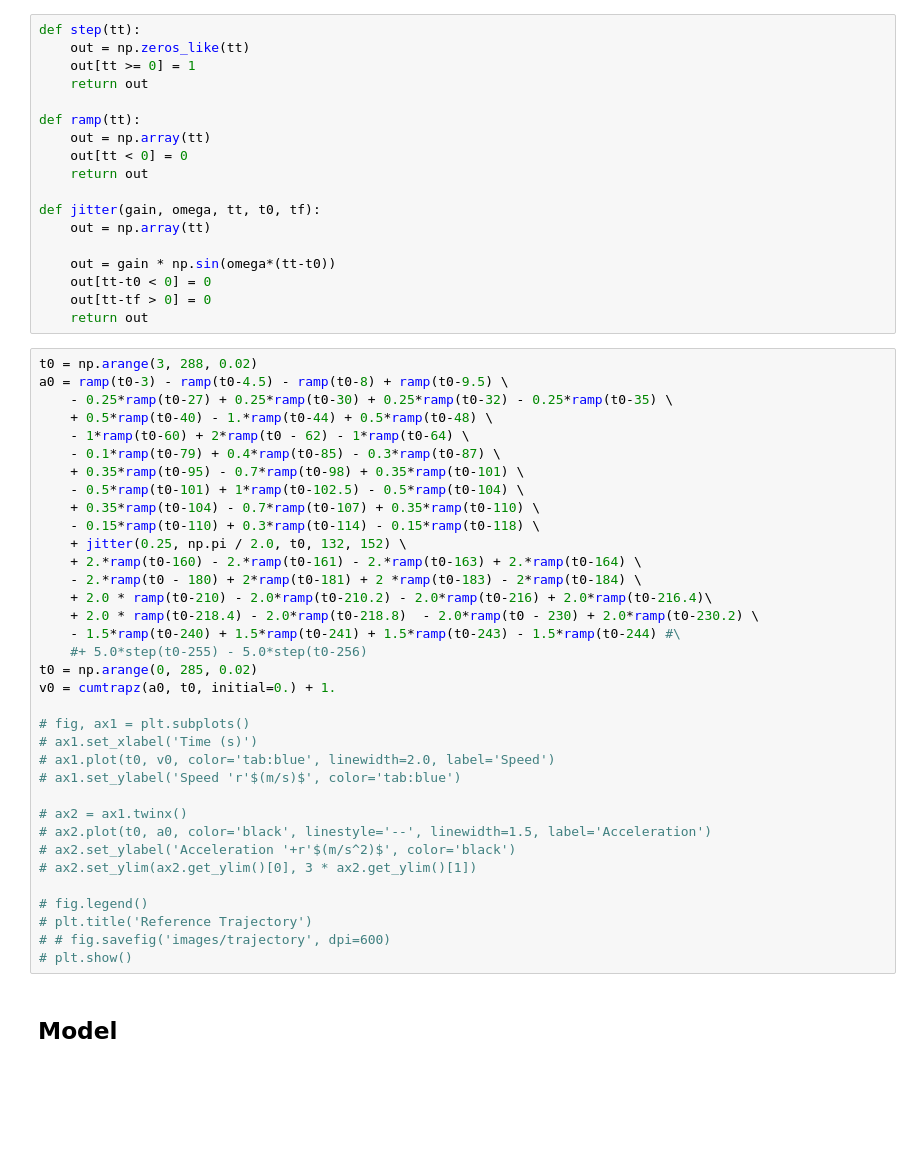
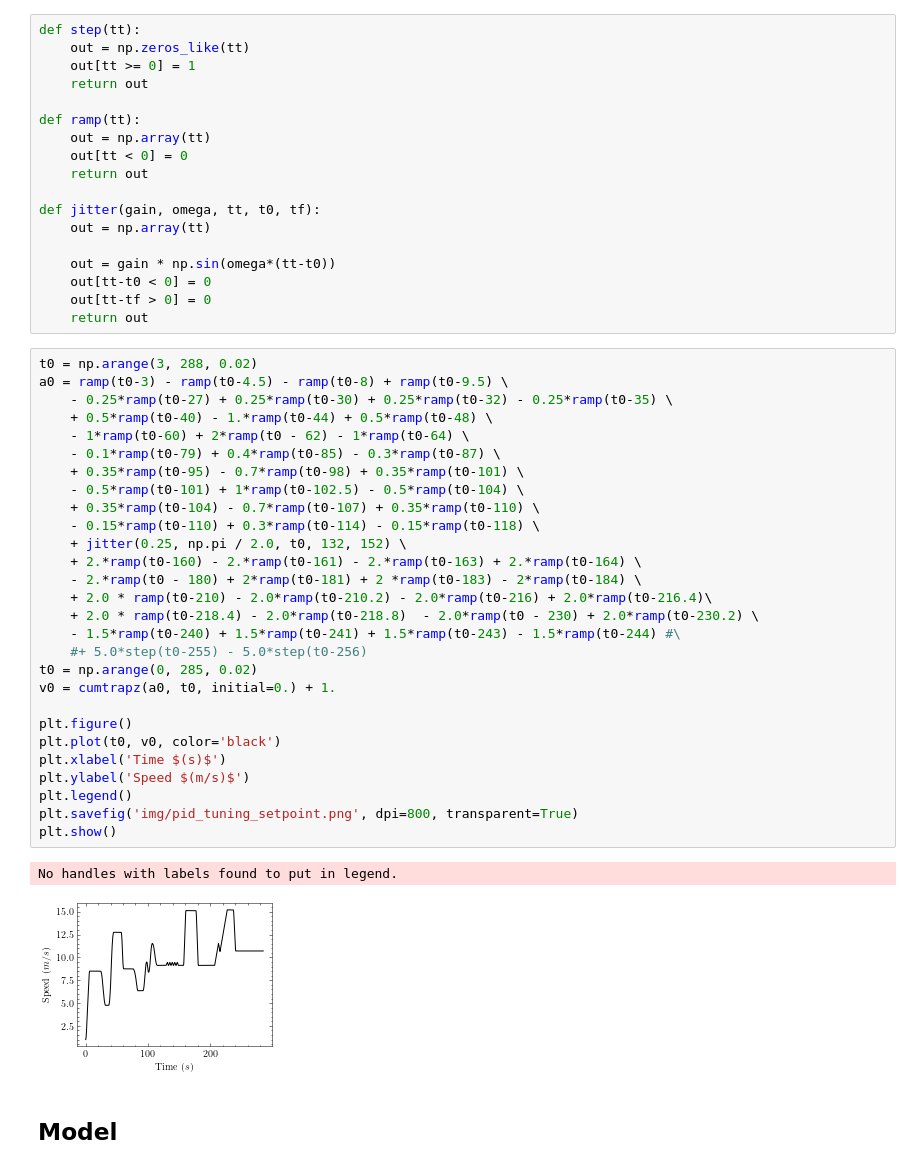
Before and after one commit to fadamsyah/longitudinal-control-based-nature-inspired-optimization, a Jupyter notebook: PID Tuning/Analysis/Analysis.ipynb, the cells around one changed output. Saved outputs shown, nothing was run; the diff lists cells and outputs as text; blank space fills up the shorter version.

```diff
--- a/PID Tuning/Analysis/Analysis.ipynb
+++ b/PID Tuning/Analysis/Analysis.ipynb
@@ -93,38 +93,34 @@ def jitter(gain, omega, tt, t0, tf):
 # %%
 t0 = np.arange(3, 288, 0.02)
 a0 = ramp(t0-3) - ramp(t0-4.5) - ramp(t0-8) + ramp(t0-9.5) \
     - 0.25*ramp(t0-27) + 0.25*ramp(t0-30) + 0.25*ramp(t0-32) - 0.25*ramp(t0-35) \
     + 0.5*ramp(t0-40) - 1.*ramp(t0-44) + 0.5*ramp(t0-48) \
     - 1*ramp(t0-60) + 2*ramp(t0 - 62) - 1*ramp(t0-64) \
     - 0.1*ramp(t0-79) + 0.4*ramp(t0-85) - 0.3*ramp(t0-87) \
     + 0.35*ramp(t0-95) - 0.7*ramp(t0-98) + 0.35*ramp(t0-101) \
     - 0.5*ramp(t0-101) + 1*ramp(t0-102.5) - 0.5*ramp(t0-104) \
     + 0.35*ramp(t0-104) - 0.7*ramp(t0-107) + 0.35*ramp(t0-110) \
     - 0.15*ramp(t0-110) + 0.3*ramp(t0-114) - 0.15*ramp(t0-118) \
     + jitter(0.25, np.pi / 2.0, t0, 132, 152) \
     + 2.*ramp(t0-160) - 2.*ramp(t0-161) - 2.*ramp(t0-163) + 2.*ramp(t0-164) \
     - 2.*ramp(t0 - 180) + 2*ramp(t0-181) + 2 *ramp(t0-183) - 2*ramp(t0-184) \
     + 2.0 * ramp(t0-210) - 2.0*ramp(t0-210.2) - 2.0*ramp(t0-216) + 2.0*ramp(t0-216.4)\
     + 2.0 * ramp(t0-218.4) - 2.0*ramp(t0-218.8)  - 2.0*ramp(t0 - 230) + 2.0*ramp(t0-230.2) \
     - 1.5*ramp(t0-240) + 1.5*ramp(t0-241) + 1.5*ramp(t0-243) - 1.5*ramp(t0-244) #\
     #+ 5.0*step(t0-255) - 5.0*step(t0-256)
 t0 = np.arange(0, 285, 0.02)
 v0 = cumtrapz(a0, t0, initial=0.) + 1.
 
-# fig, ax1 = plt.subplots()
-# ax1.set_xlabel('Time (s)')
-# ax1.plot(t0, v0, color='tab:blue', linewidth=2.0, label='Speed')
-# ax1.set_ylabel('Speed 'r'$(m/s)$', color='tab:blue')
-
-# ax2 = ax1.twinx()
-# ax2.plot(t0, a0, color='black', linestyle='--', linewidth=1.5, label='Acceleration')
-# ax2.set_ylabel('Acceleration '+r'$(m/s^2)$', color='black')
-# ax2.set_ylim(ax2.get_ylim()[0], 3 * ax2.get_ylim()[1])
-
-# fig.legend()
-# plt.title('Reference Trajectory')
-# # fig.savefig('images/trajectory', dpi=600)
-# plt.show()
+plt.figure()
+plt.plot(t0, v0, color='black')
+plt.xlabel('Time $(s)$')
+plt.ylabel('Speed $(m/s)$')
+plt.legend()
+plt.savefig('img/pid_tuning_setpoint.png', dpi=800, transparent=True)
+plt.show()
+# %% [output]
+No handles with labels found to put in legend.
+[figure, added]
 # %% [markdown]
 ## Model
 # %%
```
Also changed, not shown: parts of 12 cells of this notebook, 2 other files.
